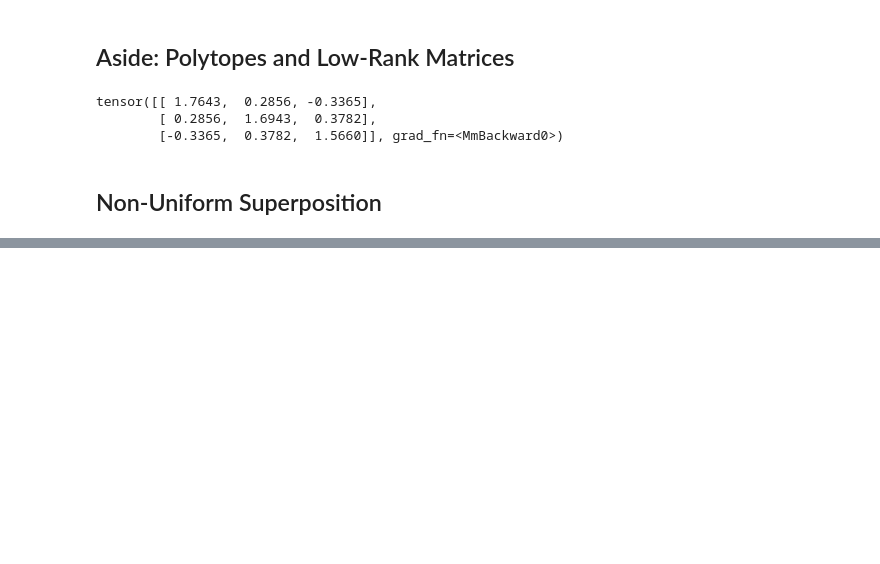
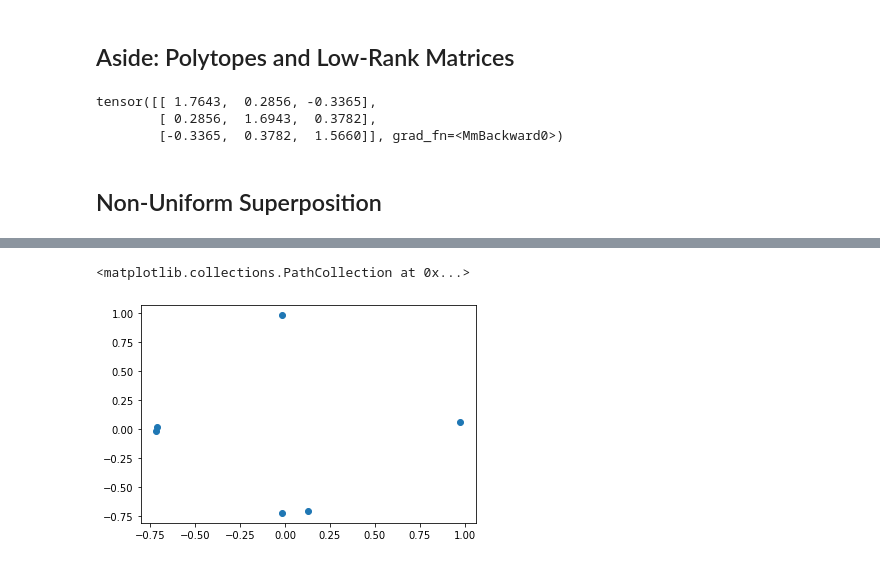
Before and after one commit to Alikata/Toy-Models-of-Superposition, a Jupyter notebook: The Geometry of Superposition.ipynb, the cells around one changed output, grey strips where cells are left out. Drawn from its saved outputs; the diff is of its cells as text; code cells hidden in the pictures; blank space fills up the shorter version.

```diff
--- a/The Geometry of Superposition.ipynb
+++ b/The Geometry of Superposition.ipynb
@@ -244,0 +378,6 @@ paint_loss_curve_crossover(no_linear_model_aside[1], S)
+# %%
+plt.scatter(no_linear_model_cor6.W[-3][:,0].detach().numpy(),\
+            no_linear_model_cor6.W[-3][:,1].detach().numpy(), marker='o')
+# %% [output]
+<matplotlib.collections.PathCollection at 0x...>
+[figure, added]
```
Also changed, not shown: parts of 42 cells of this notebook.
